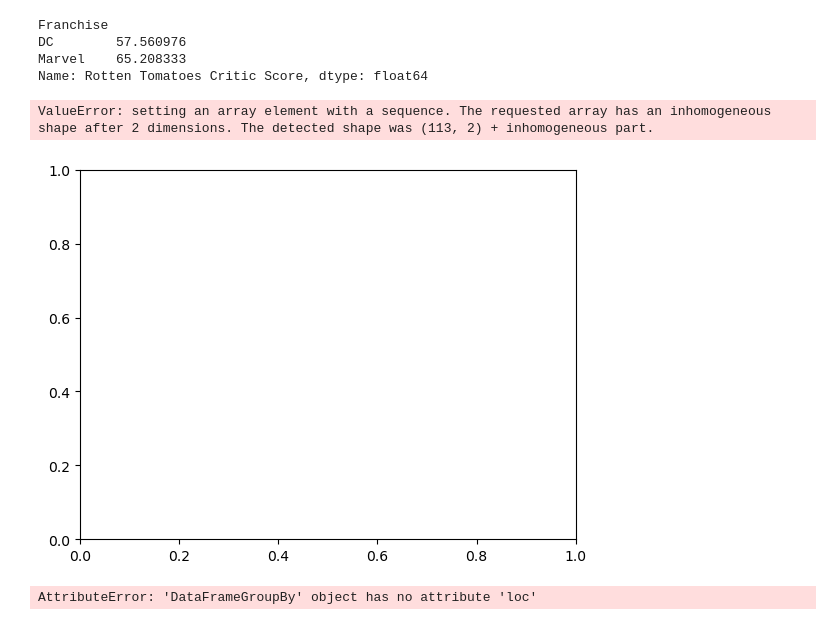
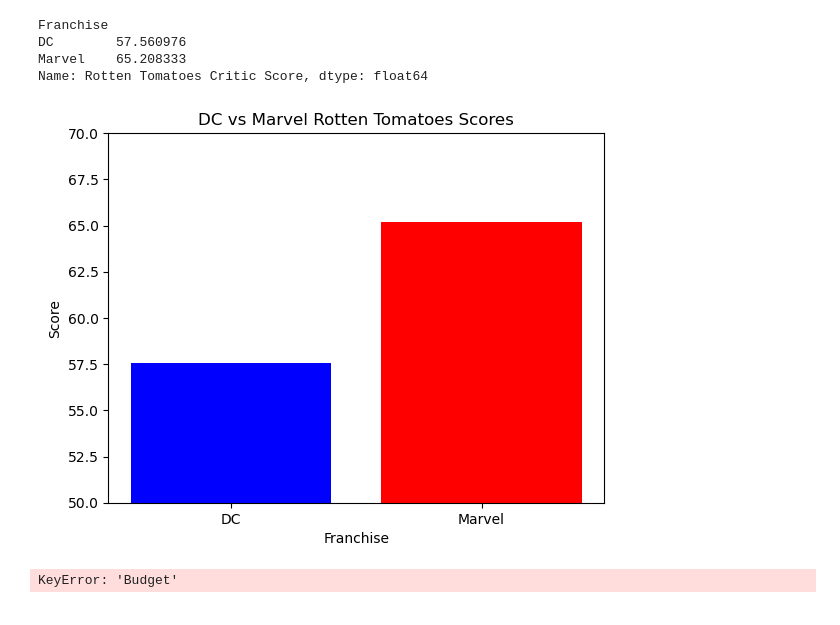
Before and after one commit to Nathan-Savage/project1, a Jupyter notebook: ns_project1.ipynb, the cells around one changed output. Drawn from its saved outputs; the diff is of its cells as text; code cells hidden in the pictures.

```diff
--- a/ns_project1.ipynb
+++ b/ns_project1.ipynb
@@ -111,18 +111,45 @@ DC        57.560976
 Marvel    65.208333
 Name: Rotten Tomatoes Critic Score, dtype: float64
 # %%
-x_axis = grouped_movie_df['Rotten Tomatoes Critic Score']
-y_axis = grouped_movie_df['Year']
+#movie_score_df['Rotten Tomatoes Critic Score'] = (
+ #   franchise_ratings['Rotten Tomatoes Critic Score']
+  #  .replace({'\\$': '', ',': ''}, regex=True)
+   # .astype(float)
+#)
 
-plt.scatter(x_axis, y_axis)
+plt.bar(franchise_ratings.index, franchise_ratings, color=['blue', 'red'])
+
+plt.title( 'DC vs Marvel Rotten Tomatoes Scores')
+plt.xlabel('Franchise')
+plt.ylabel('Score')
+#plt.xlim(['Franchise'])
+plt.ylim(50,70)
+#plt.box(['franchise_ratings'])
+plt.tight_layout
 plt.show()
 # %% [output]
-ValueError: setting an array element with a sequence. The requested array has an inhomogeneous shape after 2 dimensions. The detected shape was (113, 2) + inhomogeneous part.
-[figure, old version]
+[figure, new version]
 # %%
 # test
 
-marvel_info = grouped_movie_df.loc(['Franchise'] == 'Marvel')
-marvel_info
+#marvel_info = grouped_movie_df.loc(['Franchise'] == 'Marvel')
+#marvel_info
-# %% [output]
-AttributeError: 'DataFrameGroupBy' object has no attribute 'loc'
+# %%
+marvel_vs_dc_df['Budget'] = (
+    marvel_vs_dc_df['Budget']
+    .replace({'\\$': '', ',': ''}, regex=True)
+    .astype(float)
+)
+
+
+budget_tomatoes_to_plot = movie_performance_df['Budget'], marvel_dc_movie_df['Rotten Tomatoes Critic Score']
+plt.figure(figsize=(10, 5))
+plt.boxplot(data_to_plot, labels=['Budget', 'Rotten Tomatoes Critic Score'])
+plt.title('Budget vs. Rotten Tomatoes Score')
+plt.ylabel('Dollars ($)')
+plt.yscale('log')  # Optional: Use a logarithmic scale for better visibility
+plt.grid(axis='y')
+plt.tight_layout
+plt.show()
+# %% [output]
+KeyError: 'Budget'
```
Also changed, not shown: 1 other file.
